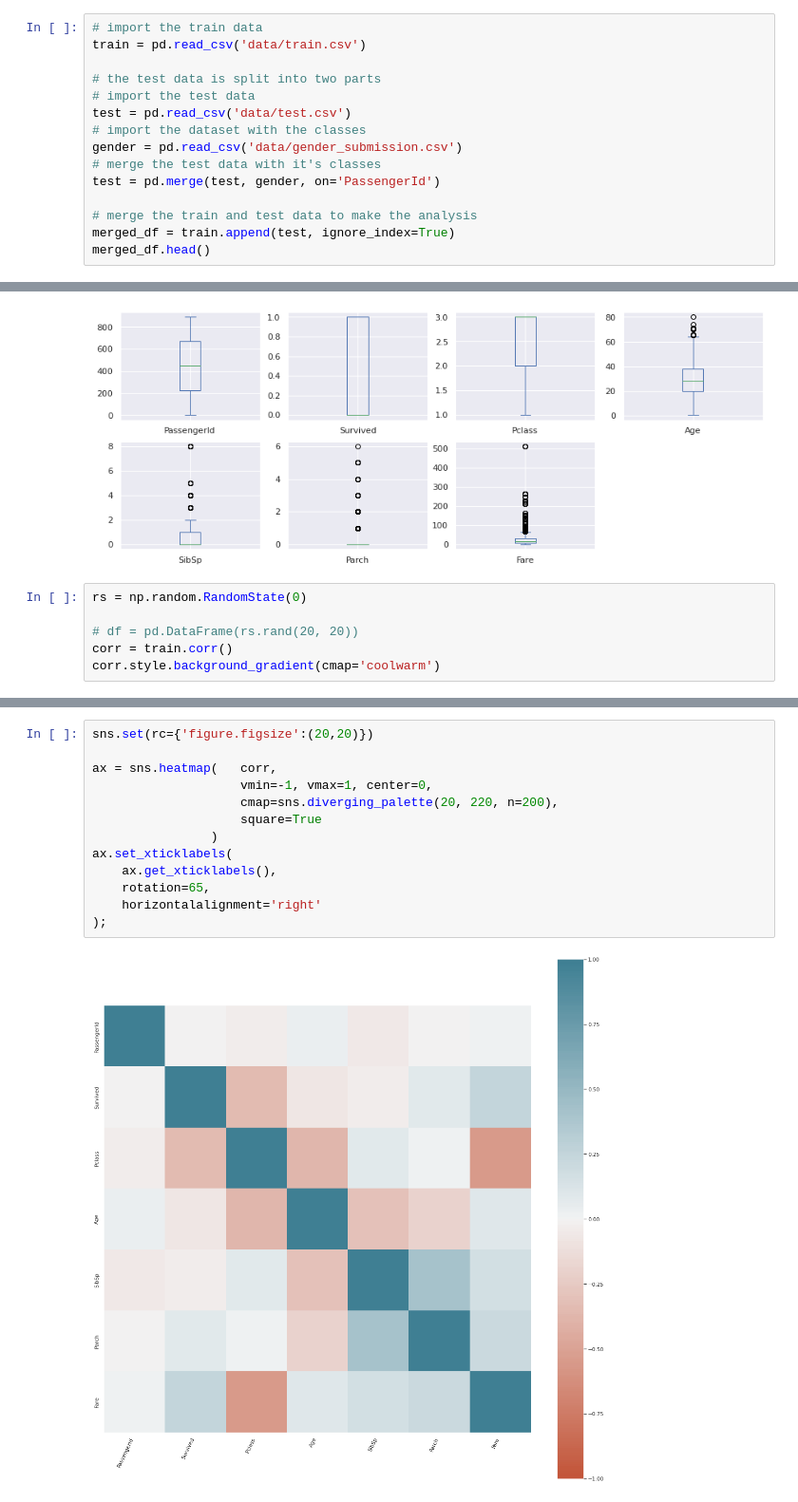
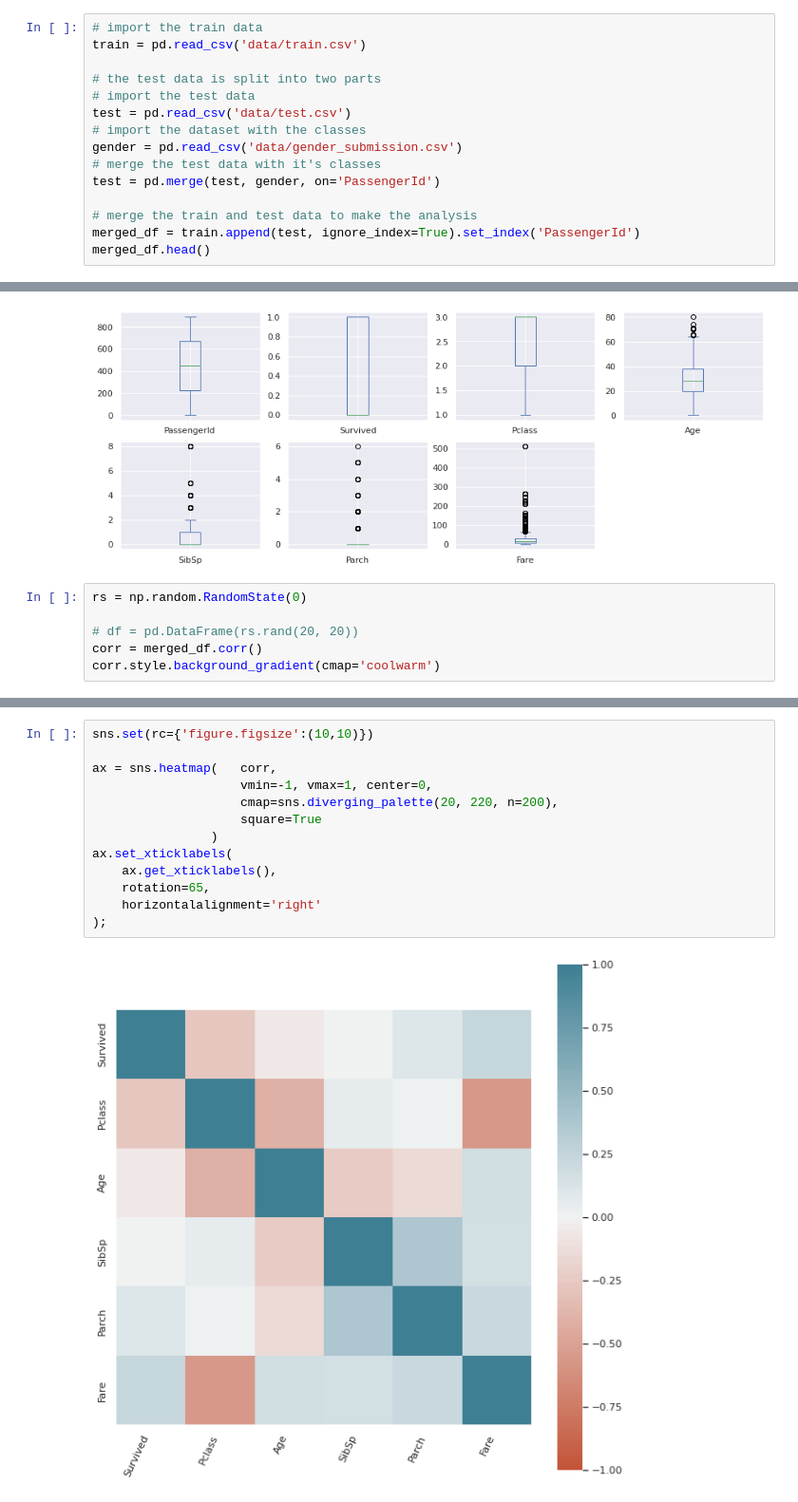
Before and after one commit to GDevigili/machine-learning-coursework, a Jupyter notebook: main.ipynb, the cells around one changed output, grey strips where cells are left out. Shown at 95% size. Drawn from its saved outputs; the diff is of its cells as text.

Commit message:
make a new df with the data of train and test

```diff
--- a/main.ipynb
+++ b/main.ipynb
@@ -28,6 +28,6 @@ gender = pd.read_csv('data/gender_submission.csv')
 test = pd.merge(test, gender, on='PassengerId')
 
 # merge the train and test data to make the analysis
-merged_df = train.append(test, ignore_index=True)
+merged_df = train.append(test, ignore_index=True).set_index('PassengerId')
 merged_df.head()
 # %% [output]
@@ -103,6 +104,6 @@ train.plot(kind='box', subplots=True, layout=(5, 4), sharex=False, sharey=False,
 rs = np.random.RandomState(0)
 
 # df = pd.DataFrame(rs.rand(20, 20))
-corr = train.corr()
+corr = merged_df.corr()
 corr.style.background_gradient(cmap='coolwarm')
 # %% [output]
@@ -126,16 +125,16 @@ Fare           0.257307
 Name: Survived, dtype: float64
 # %%
-sns.set(rc={'figure.figsize':(20,20)})
+sns.set(rc={'figure.figsize':(10,10)})
 
 ax = sns.heatmap(   corr,
                     vmin=-1, vmax=1, center=0,
                     cmap=sns.diverging_palette(20, 220, n=200),
                     square=True
                 )
 ax.set_xticklabels(
     ax.get_xticklabels(),
     rotation=65,
     horizontalalignment='right'
 );
 # %% [output]
-[figure, old version]
+[figure, new version]
```
Also changed, not shown: parts of 13 cells of this notebook.
